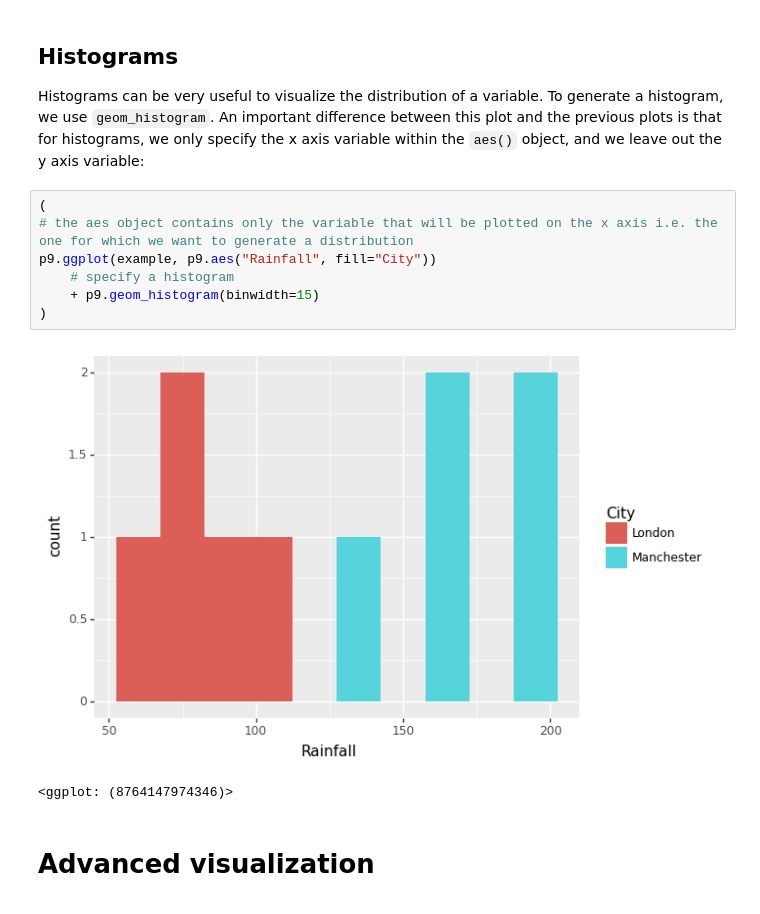
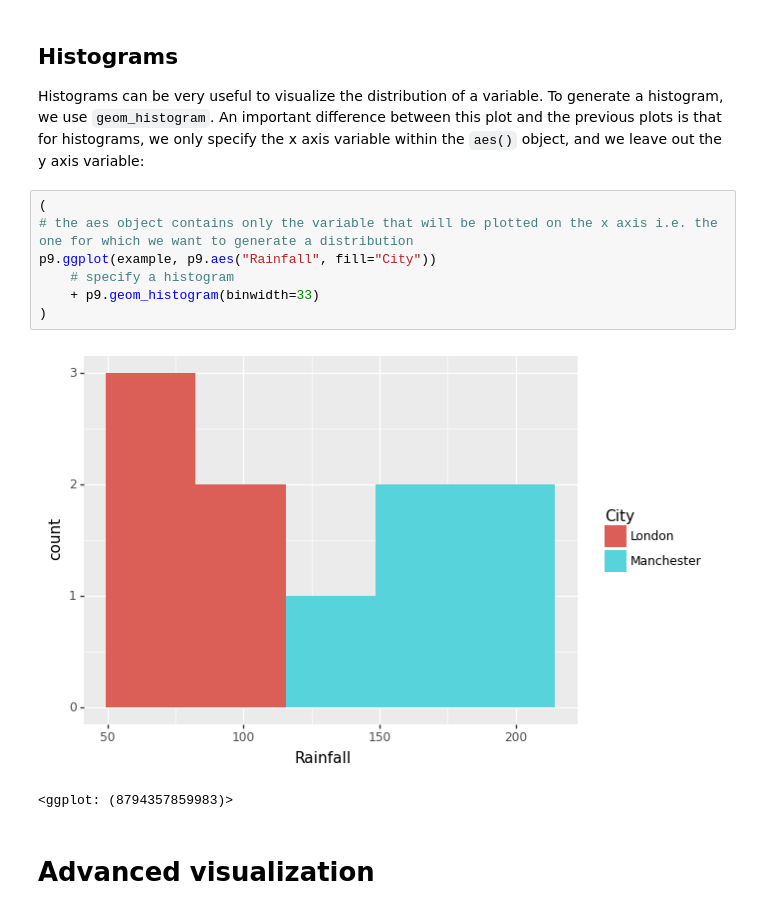
Before and after one commit to arash-darzian/data-science-for-biologists-AZ, a Jupyter notebook: notebooks/week2_lecture.ipynb, the cells around one changed output. Cells and saved outputs as stored; diff of their text form.

```diff
--- a/notebooks/week2_lecture.ipynb
+++ b/notebooks/week2_lecture.ipynb
@@ -127,13 +139,13 @@ Histograms can be very useful to visualize the distribution of a variable. To ge
 # %%
 (
 # the aes object contains only the variable that will be plotted on the x axis i.e. the one for which we want to generate a distribution
 p9.ggplot(example, p9.aes("Rainfall", fill="City"))
     # specify a histogram
-    + p9.geom_histogram(binwidth=15)
+    + p9.geom_histogram(binwidth=33)
 )
 # %% [output]
-[figure, old version]
+[figure, new version]
-<ggplot: (8764147974346)>
+<ggplot: (8794357859983)>
 # %% [markdown]
 # Advanced visualization
 # %% [markdown]
```
Also changed, not shown: parts of 21 cells of this notebook, 3 other files.
